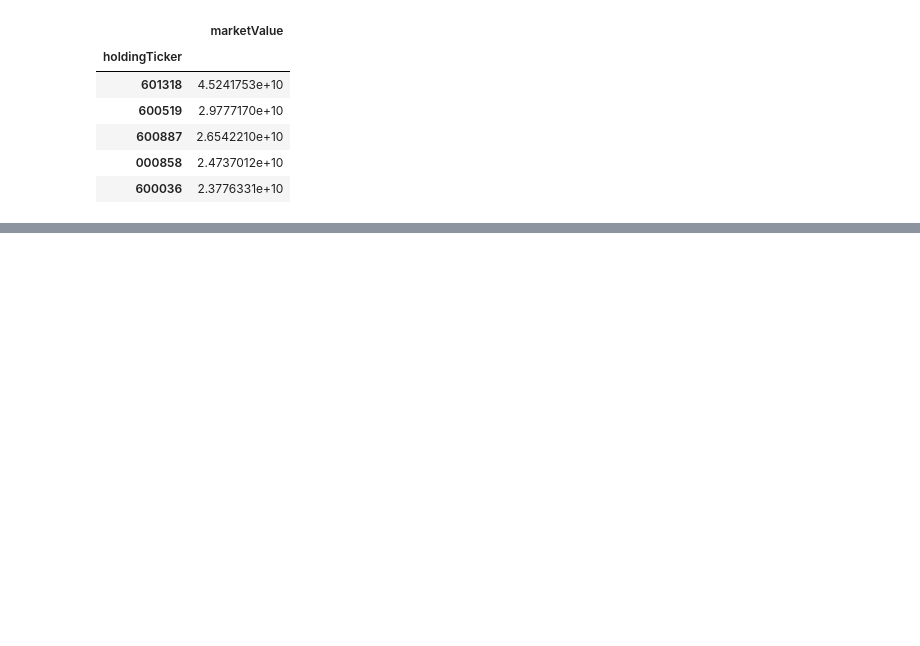
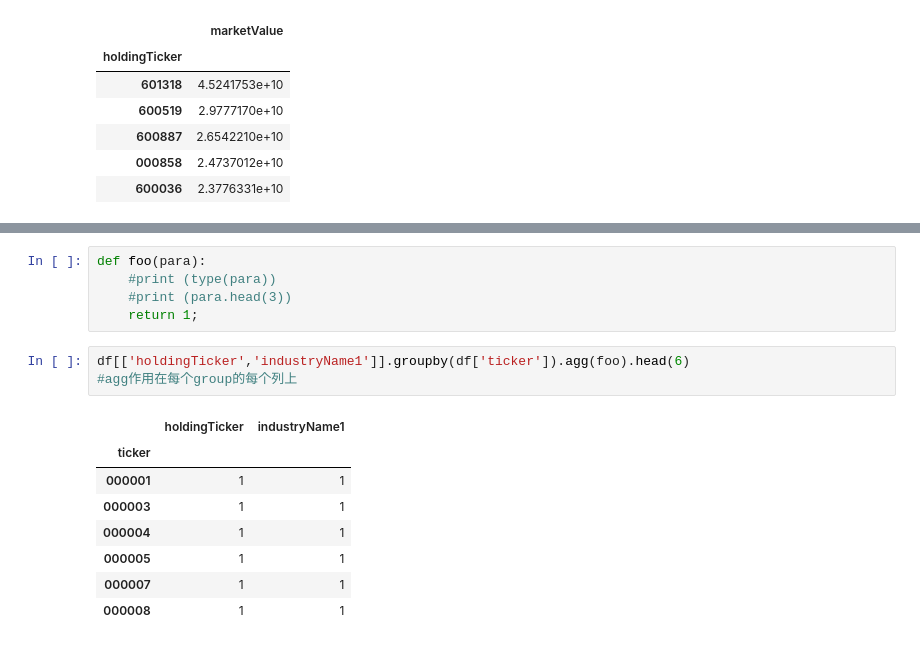
Before and after one commit to mr0x16/ml_note, a Jupyter notebook: numpytest.ipynb, the cells around one changed output, grey strips where cells are left out. Drawn from its saved outputs; the diff is of its cells as text; blank space fills up the shorter version.

```diff
--- a/numpytest.ipynb
+++ b/numpytest.ipynb
@@ -752,0 +768,17 @@ df[['marketValue']].groupby(df['holdingTicker']).sum().sort_values('marketValue'
+# %%
+def foo(para):
+    #print (type(para))
+    #print (para.head(3))
+    return 1;
+# %%
+df[['holdingTicker','industryName1']].groupby(df['ticker']).agg(foo).head(6)
+#agg作用在每个group的每个列上
+# %% [output]
+|  | holdingTicker | industryName1 |
+| ticker |  |  |
+| 000001 | 1 | 1 |
+| 000003 | 1 | 1 |
+| 000004 | 1 | 1 |
+| 000005 | 1 | 1 |
+| 000007 | 1 | 1 |
+| 000008 | 1 | 1 |
```
Also changed, not shown: parts of 10 cells of this notebook, 1 other file.
